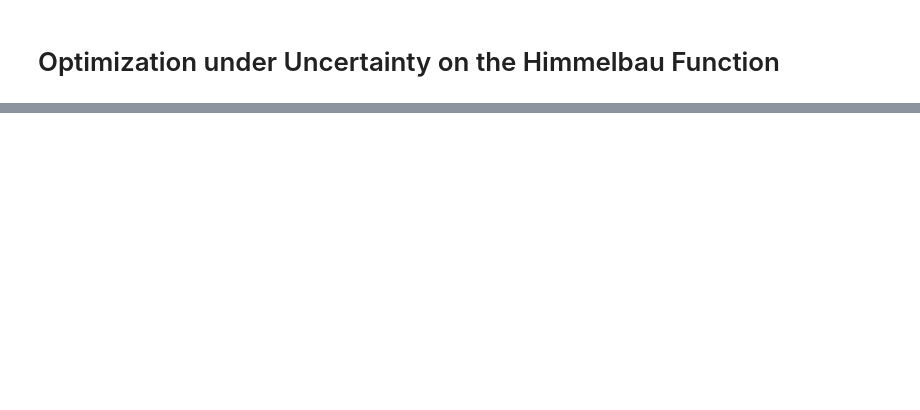
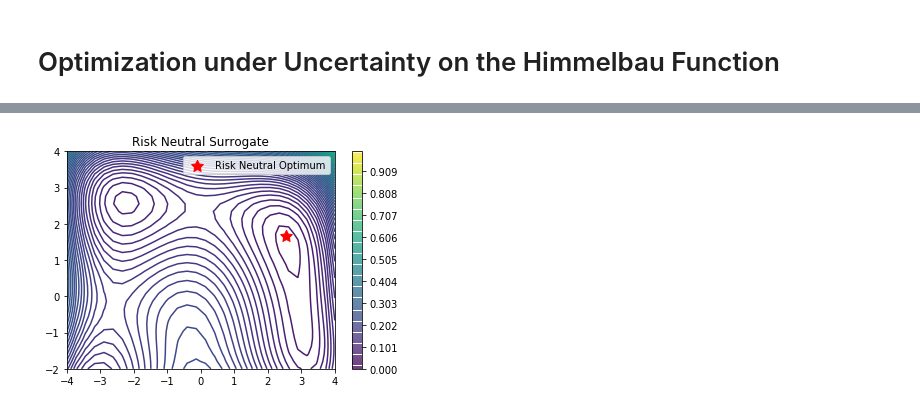
Before and after one commit to mishapadidar/GP-Risk-Neutral, a Jupyter notebook: notebooks/himmelbau.ipynb, the cells around one changed output, grey strips where cells are left out. Saved outputs shown, nothing was run; the diff lists cells and outputs as text; code cells hidden in the pictures; blank space fills up the shorter version.

```diff
--- a/notebooks/himmelbau.ipynb
+++ b/notebooks/himmelbau.ipynb
@@ -77,12 +81,16 @@ plt.show()
 # %%
 # plot the surrogate
 X_grid = np.c_[ np.ravel(xx), np.ravel(yy) ]
 z = surrogate.predict(X_grid)
 z = z.reshape(xx.shape)
 
-plt.contour(xx,yy,z,range(1,1000,30))
+plt.contour(xx,yy,z,np.linspace(0.0,1.0,100))
+plt.colorbar()
 
 # plot the optimum
 plt.scatter(xopt[0],xopt[1],color='r',s=150, marker=(5,1),label='Risk Neutral Optimum')
 plt.legend()
+plt.title('Risk Neutral Surrogate')
 plt.show()
+# %% [output]
+[figure, added]
```
Also changed, not shown: parts of 3 cells of this notebook.
